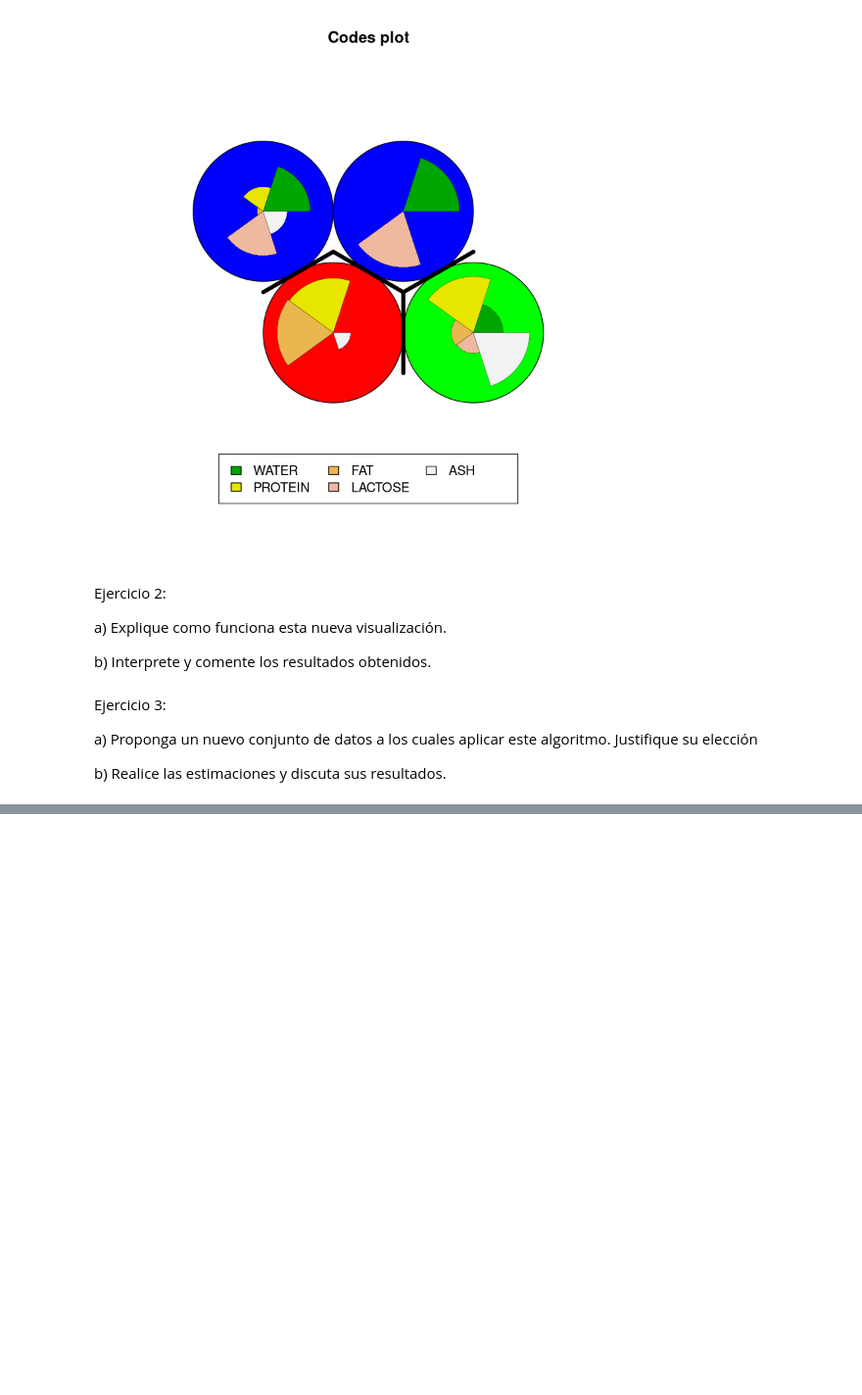
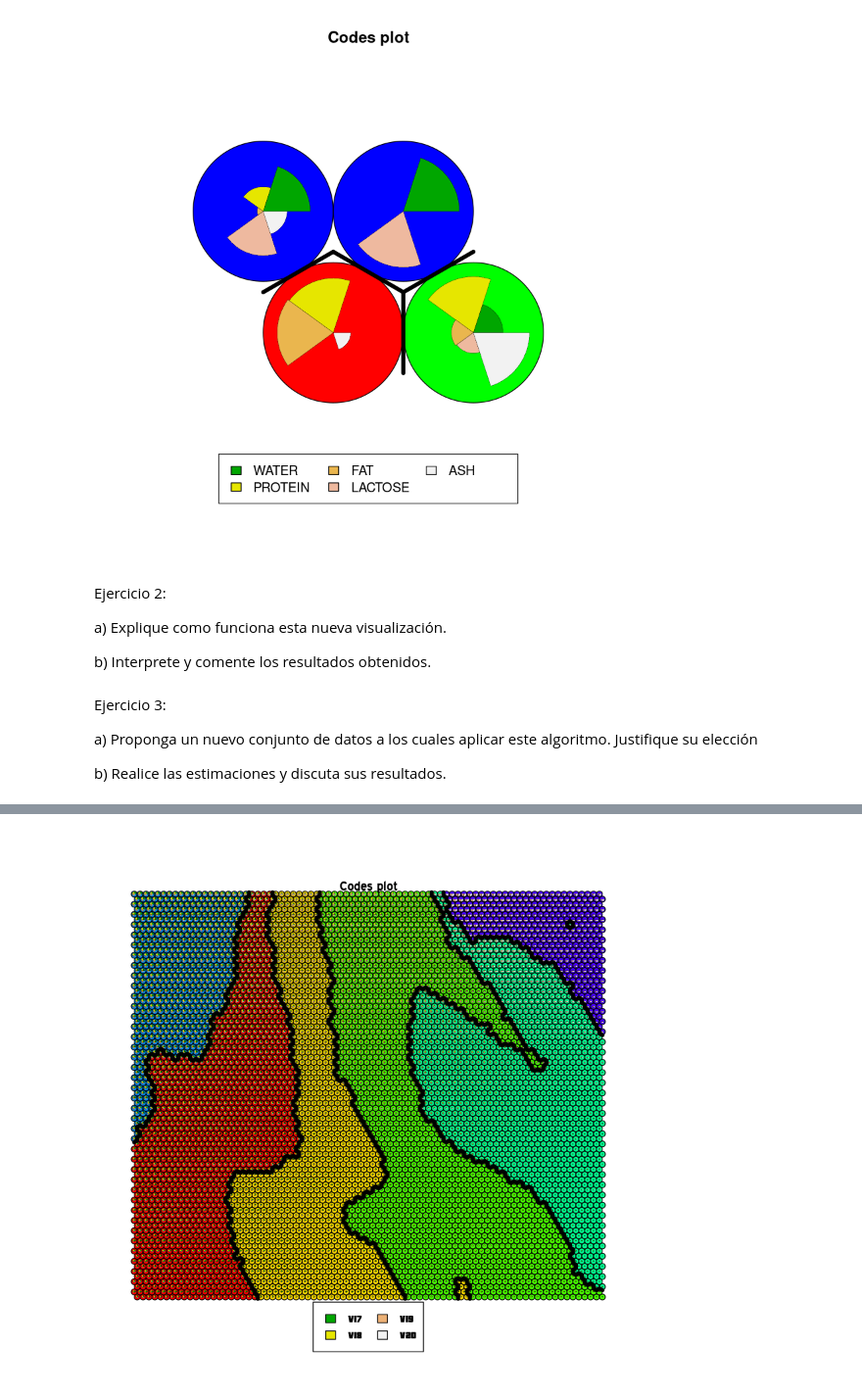
Before and after one commit to eduvera/INFO257_IA, a Jupyter notebook: unidad2/Clustering/Clustering_Notebook3.ipynb, the cells around one changed output, grey strips where cells are left out. Shown at 98% size. Saved outputs shown, nothing was run; the diff lists cells and outputs as text; code cells hidden in the pictures; blank space fills up the shorter version.

```diff
--- a/unidad2/Clustering/Clustering_Notebook3.ipynb
+++ b/unidad2/Clustering/Clustering_Notebook3.ipynb
@@ -127,0 +171,14 @@ b) Realice las estimaciones y discuta sus resultados.
+# %%
+sat_mat <- matrix(sat_sommap$codes[[1]], byrow=FALSE)
+
+## use hierarchical clustering to cluster the codebook vectors
+sat_groups <- 7
+sat_som.hc <- cutree(hclust(dist(sat_mat)), sat_groups)
+
+#plot
+plot(sat_sommap, type="codes", bgcol=rainbow(sat_groups, alpha=1)[sat_som.hc])
+
+#cluster boundaries
+add.cluster.boundaries(sat_sommap, sat_som.hc)
+# %% [output]
+[figure, added]
```
Also changed, not shown: parts of 6 cells of this notebook, 6 other files.
